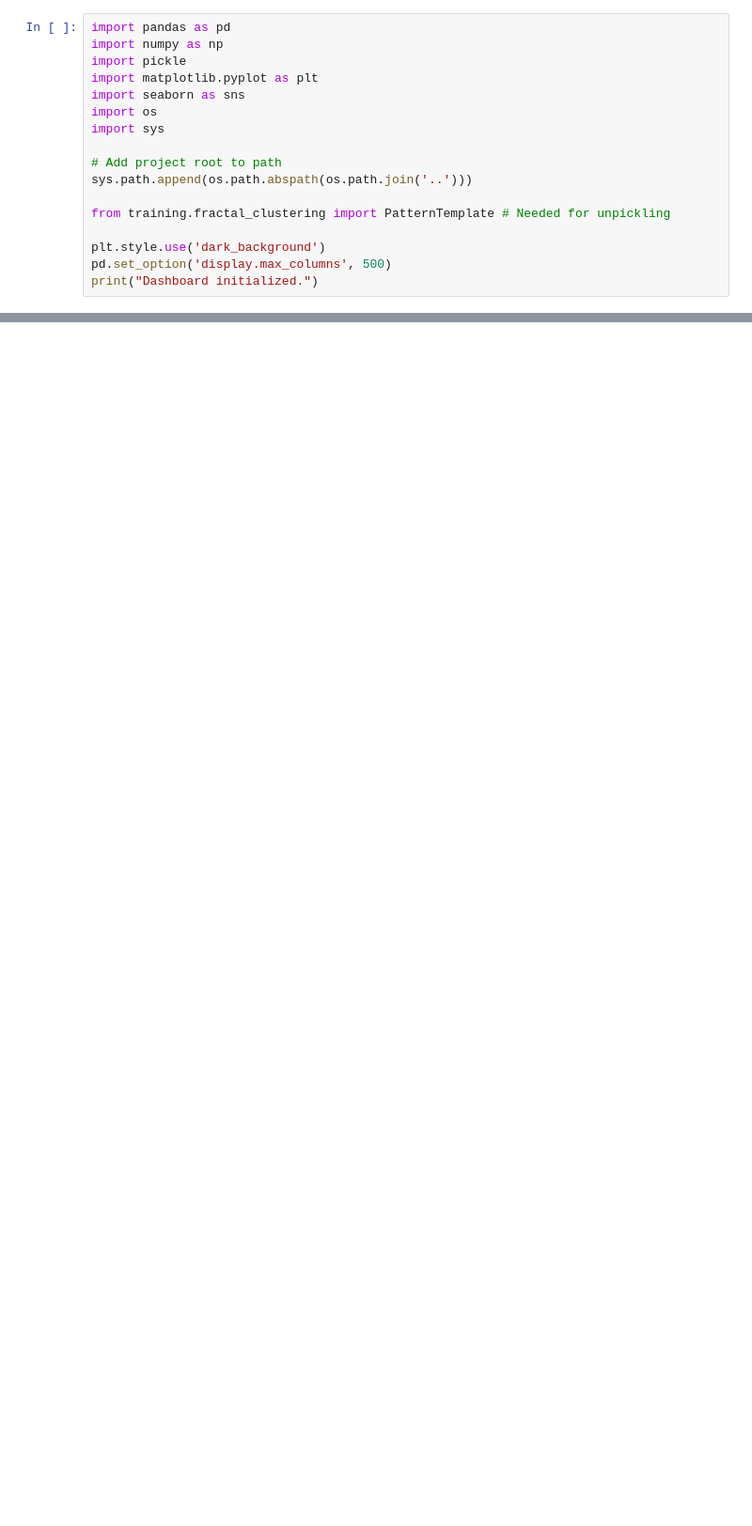
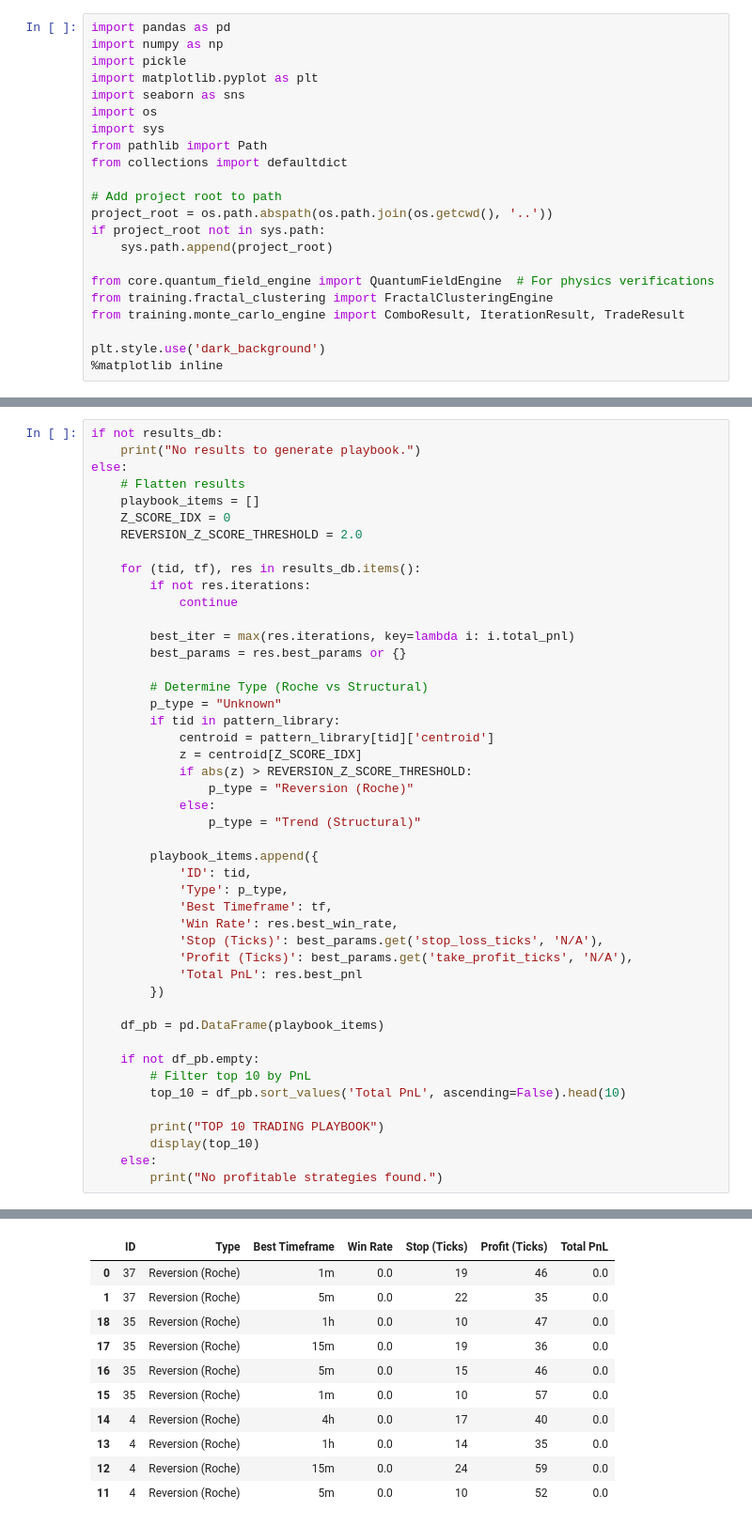
Before and after one commit to reyses/Bayesian-AI, a Jupyter notebook: notebooks/dashboard.ipynb, the cells around one changed output, grey strips where cells are left out. Shown at 94% size. Cells and saved outputs as stored; diff of their text form; blank space fills up the shorter version.

```diff
--- a/notebooks/dashboard.ipynb
+++ b/notebooks/dashboard.ipynb
@@ -6,12 +10,17 @@ import matplotlib.pyplot as plt
 import seaborn as sns
 import os
 import sys
+from pathlib import Path
+from collections import defaultdict
 
 # Add project root to path
-sys.path.append(os.path.abspath(os.path.join('..')))
+project_root = os.path.abspath(os.path.join(os.getcwd(), '..'))
+if project_root not in sys.path:
+    sys.path.append(project_root)
 
-from training.fractal_clustering import PatternTemplate # Needed for unpickling
+from core.quantum_field_engine import QuantumFieldEngine  # For physics verifications
+from training.fractal_clustering import FractalClusteringEngine
+from training.monte_carlo_engine import ComboResult, IterationResult, TradeResult
 
 plt.style.use('dark_background')
-pd.set_option('display.max_columns', 500)
-print("Dashboard initialized.")
+%matplotlib inline
@@ -105,0 +235,47 @@ else:
+# %%
+if not results_db:
+    print("No results to generate playbook.")
+else:
+    # Flatten results
+    playbook_items = []
+    Z_SCORE_IDX = 0
+    REVERSION_Z_SCORE_THRESHOLD = 2.0
+
+    for (tid, tf), res in results_db.items():
+        if not res.iterations:
+            continue
+
+        best_iter = max(res.iterations, key=lambda i: i.total_pnl)
+        best_params = res.best_params or {}
+
+        # Determine Type (Roche vs Structural)
+        p_type = "Unknown"
+        if tid in pattern_library:
+            centroid = pattern_library[tid]['centroid']
+            z = centroid[Z_SCORE_IDX]
+            if abs(z) > REVERSION_Z_SCORE_THRESHOLD:
+                p_type = "Reversion (Roche)"
+            else:
+                p_type = "Trend (Structural)"
+
+        playbook_items.append({
+            'ID': tid,
+            'Type': p_type,
+            'Best Timeframe': tf,
+            'Win Rate': res.best_win_rate,
+            'Stop (Ticks)': best_params.get('stop_loss_ticks', 'N/A'),
+            'Profit (Ticks)': best_params.get('take_profit_ticks', 'N/A'),
+            'Total PnL': res.best_pnl
+        })
+
+    df_pb = pd.DataFrame(playbook_items)
+
+    if not df_pb.empty:
+        # Filter top 10 by PnL
+        top_10 = df_pb.sort_values('Total PnL', ascending=False).head(10)
+
+        print("TOP 10 TRADING PLAYBOOK")
+        display(top_10)
+    else:
+        print("No profitable strategies found.")
+# %% [output]
@@ -105,0 +283,11 @@ else:
+|  | ID | Type | Best Timeframe | Win Rate | Stop (Ticks) | Profit (Ticks) | Total PnL |
+| 0 | 37 | Reversion (Roche) | 1m | 0.0 | 19 | 46 | 0.0 |
+| 1 | 37 | Reversion (Roche) | 5m | 0.0 | 22 | 35 | 0.0 |
+| 18 | 35 | Reversion (Roche) | 1h | 0.0 | 10 | 47 | 0.0 |
+| 17 | 35 | Reversion (Roche) | 15m | 0.0 | 19 | 36 | 0.0 |
+| 16 | 35 | Reversion (Roche) | 5m | 0.0 | 15 | 46 | 0.0 |
+| 15 | 35 | Reversion (Roche) | 1m | 0.0 | 10 | 57 | 0.0 |
+| 14 | 4 | Reversion (Roche) | 4h | 0.0 | 17 | 40 | 0.0 |
+| 13 | 4 | Reversion (Roche) | 1h | 0.0 | 14 | 35 | 0.0 |
+| 12 | 4 | Reversion (Roche) | 15m | 0.0 | 24 | 59 | 0.0 |
+| 11 | 4 | Reversion (Roche) | 5m | 0.0 | 10 | 52 | 0.0 |
```
Also changed, not shown: parts of 14 cells of this notebook, 2 other files.
